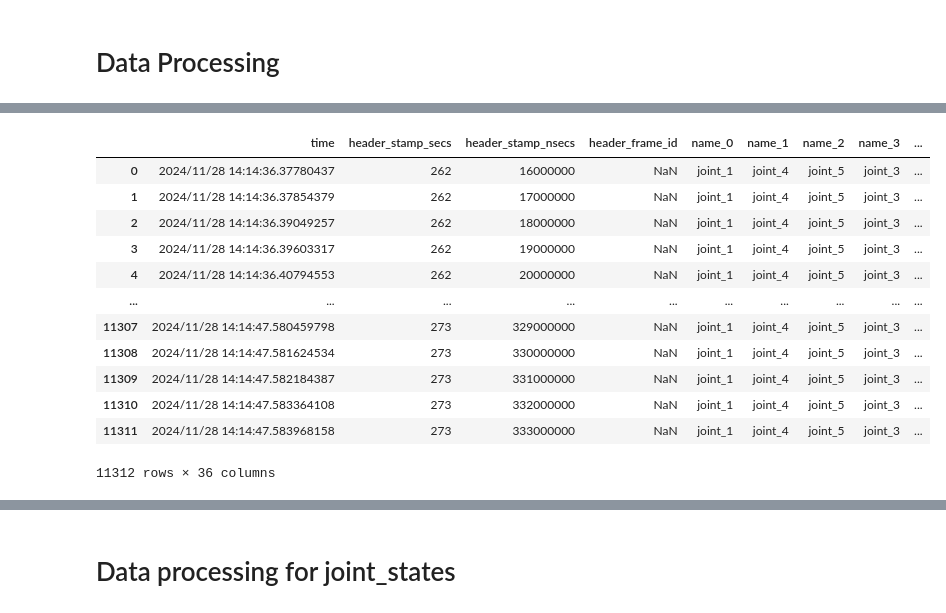
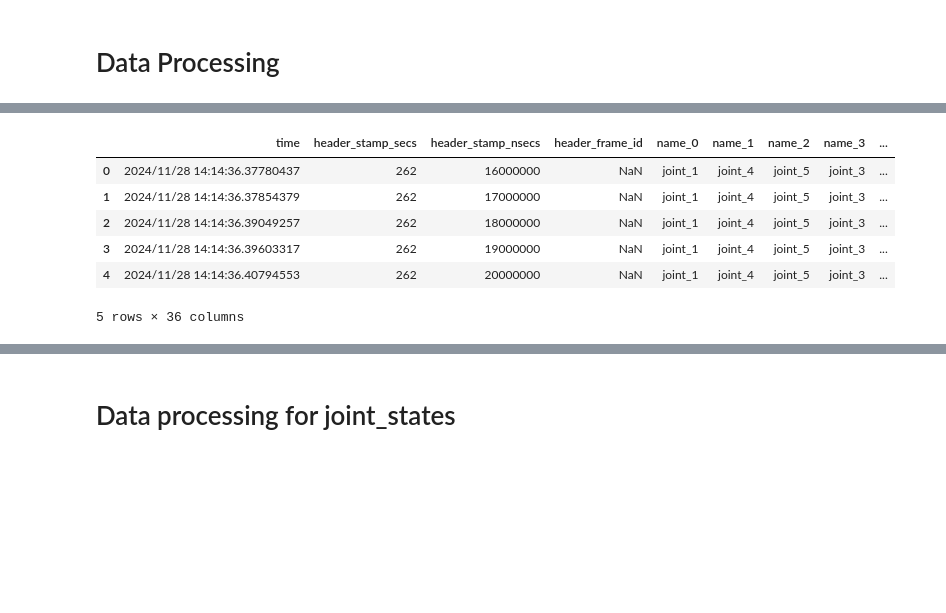
Before and after one commit to koyo-8144/data_collection, a Jupyter notebook: offline/jupyter_notebook/csv_to_tfrecords.ipynb, the cells around one changed output, grey strips where cells are left out. Cells and saved outputs as stored; diff of their text form; code cells hidden in the pictures; blank space fills up the shorter version.

```diff
--- a/offline/jupyter_notebook/csv_to_tfrecords.ipynb
+++ b/offline/jupyter_notebook/csv_to_tfrecords.ipynb
@@ -225 +227,6 @@ import seaborn as sns
+# %%
+ROS_BAG_ROOT_PATH =     os.path.join(r'/home/psxrg6/Documents/code/data_collection', r'offline/bag_files/rosbag2_2024_11_28-14_14_36/rosbag2_2024_11_28-14_14_36_0.db')
+EE_STATES_PATH =        ROS_BAG_ROOT_PATH + '/' + 'ee_states.csv'
+JOINT_STATES_PATH =     ROS_BAG_ROOT_PATH + '/' + 'joint_states.csv'
+ACTION_STATES_PATH =    ROS_BAG_ROOT_PATH + '/' + 'action_delta.csv'
 # %%
@@ -244,20 +242,12 @@ ee_states_df
 # %%
-# joint_states_df= pd.read_csv('/home/koyo/data_collection/offline/bag_files/rosbag2_2024_11_25-17_43_27/rosbag2_2024_11_25-17_43_27_0.db/joint_states.csv')
-# joint_states_df= pd.read_csv('/home/koyo/data_collection/offline/bag_files/rosbag2_2024_11_25-19_13_17/rosbag2_2024_11_25-19_13_17_0.db/joint_states.csv')
-joint_states_df= pd.read_csv('/home/koyo/data_collection/offline/bag_files/rosbag2_2024_11_28-14_14_36/rosbag2_2024_11_28-14_14_36_0.db/joint_states.csv')
-joint_states_df
+joint_states_df= pd.read_csv(JOINT_STATES_PATH)
+joint_states_df.head()
 # %% [output]
 |  | time | header_stamp_secs | header_stamp_nsecs | header_frame_id | name_0 | name_1 | name_2 | name_3 | ... |
 | 0 | 2024/11/28 14:14:36.37780437 | 262 | 16000000 | NaN | joint_1 | joint_4 | joint_5 | joint_3 | ... |
 | 1 | 2024/11/28 14:14:36.37854379 | 262 | 17000000 | NaN | joint_1 | joint_4 | joint_5 | joint_3 | ... |
 | 2 | 2024/11/28 14:14:36.39049257 | 262 | 18000000 | NaN | joint_1 | joint_4 | joint_5 | joint_3 | ... |
 | 3 | 2024/11/28 14:14:36.39603317 | 262 | 19000000 | NaN | joint_1 | joint_4 | joint_5 | joint_3 | ... |
 | 4 | 2024/11/28 14:14:36.40794553 | 262 | 20000000 | NaN | joint_1 | joint_4 | joint_5 | joint_3 | ... |
-| ... | ... | ... | ... | ... | ... | ... | ... | ... | ... |
-| 11307 | 2024/11/28 14:14:47.580459798 | 273 | 329000000 | NaN | joint_1 | joint_4 | joint_5 | joint_3 | ... |
-| 11308 | 2024/11/28 14:14:47.581624534 | 273 | 330000000 | NaN | joint_1 | joint_4 | joint_5 | joint_3 | ... |
-| 11309 | 2024/11/28 14:14:47.582184387 | 273 | 331000000 | NaN | joint_1 | joint_4 | joint_5 | joint_3 | ... |
-| 11310 | 2024/11/28 14:14:47.583364108 | 273 | 332000000 | NaN | joint_1 | joint_4 | joint_5 | joint_3 | ... |
-| 11311 | 2024/11/28 14:14:47.583968158 | 273 | 333000000 | NaN | joint_1 | joint_4 | joint_5 | joint_3 | ... |
-11312 rows × 36 columns
+5 rows × 36 columns
 # %%
```
Also changed, not shown: parts of 33 cells of this notebook.
